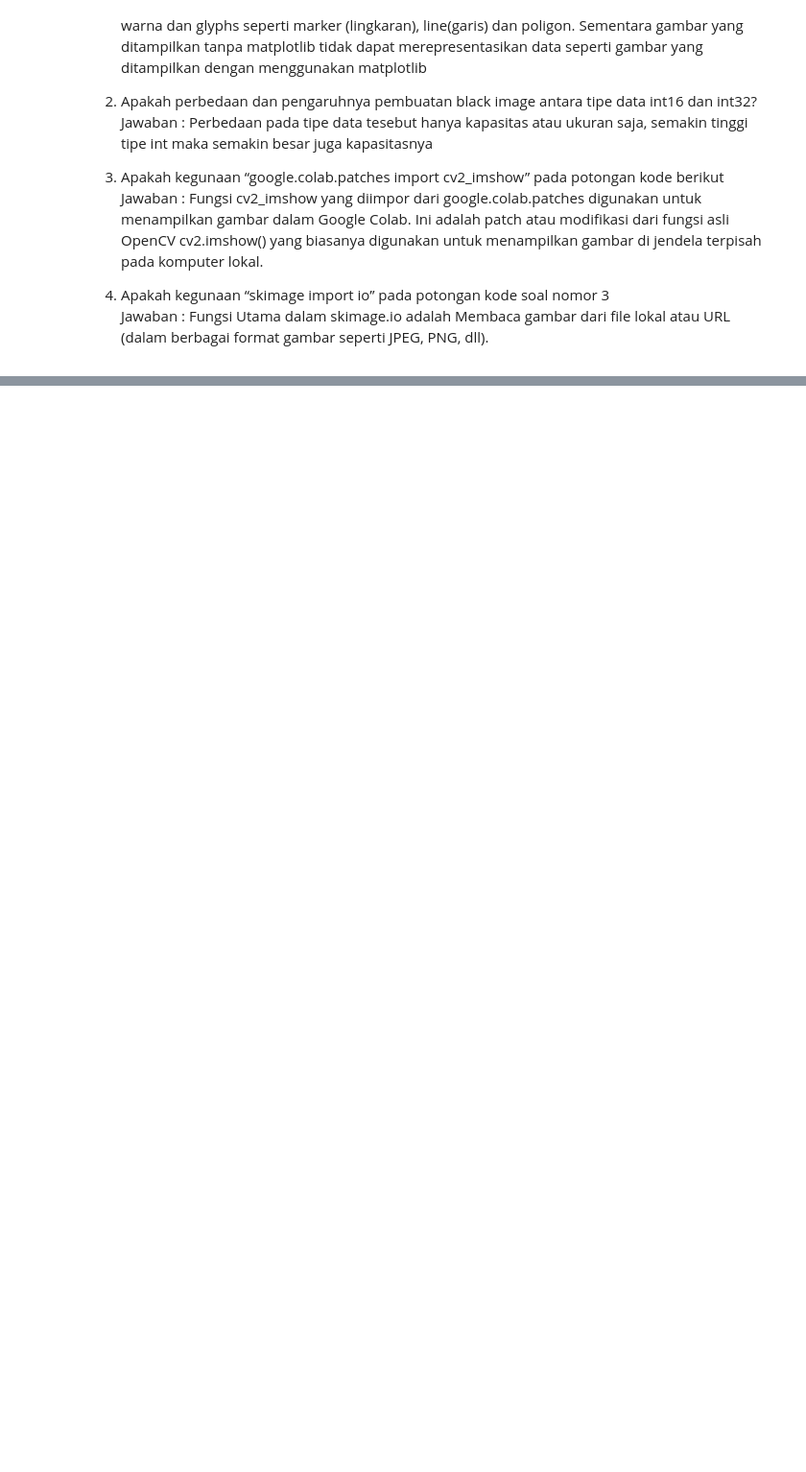
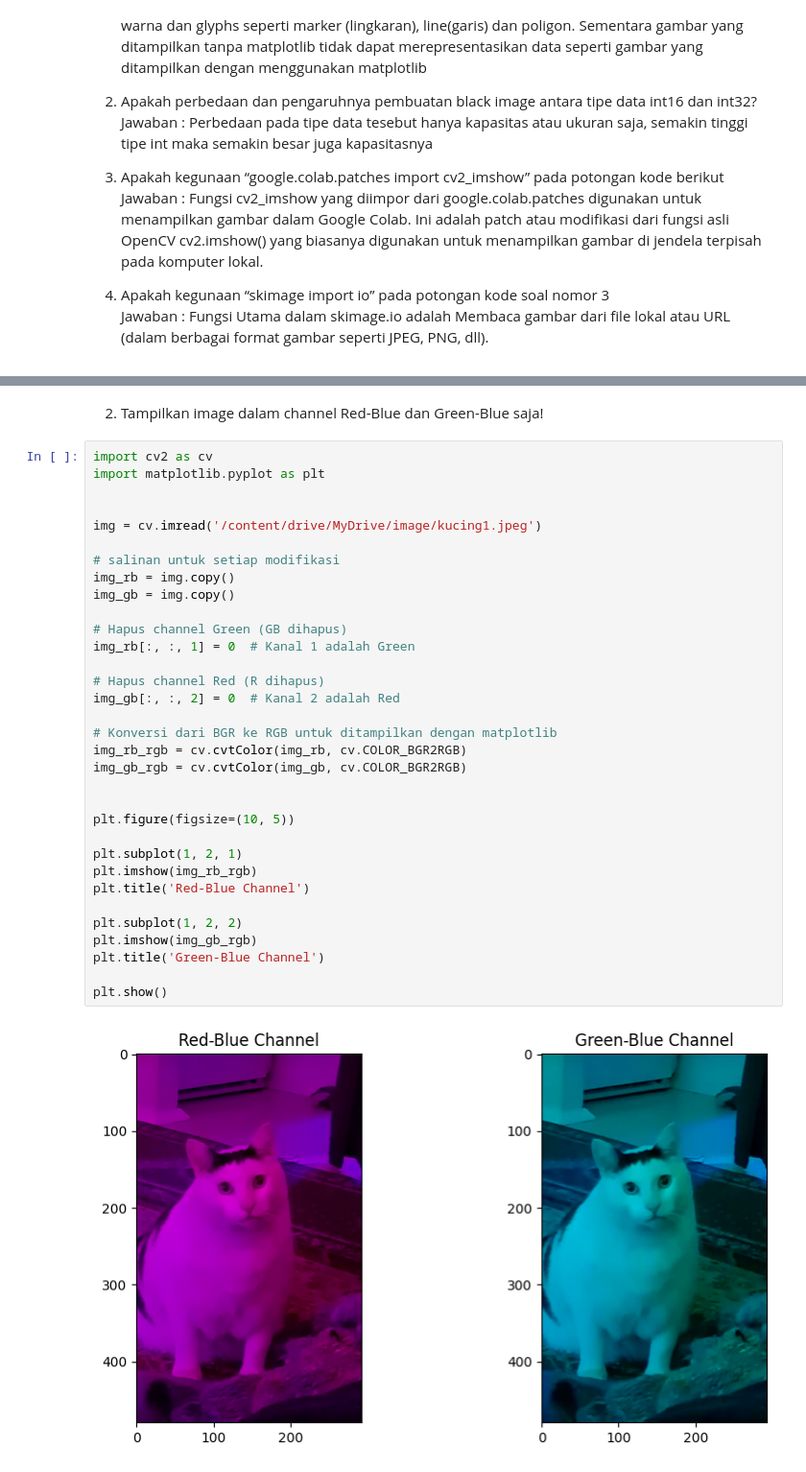
Before and after one commit to ridlofebrio/PCVK_GANJIL_2024, a Jupyter notebook: PCVK_Modul2.ipynb, the cells around one changed output, grey strips where cells are left out. Shown at 96% size. Drawn from its saved outputs; the diff is of its cells as text; blank space fills up the shorter version.

```diff
--- a/PCVK_Modul2.ipynb
+++ b/PCVK_Modul2.ipynb
@@ -142,0 +155,37 @@ Jawaban : Fungsi cv2_imshow yang diimpor dari google.colab.patches digunakan unt
+# %% [markdown]
+2. Tampilkan image dalam channel Red-Blue dan Green-Blue saja!
+# %%
+import cv2 as cv
+import matplotlib.pyplot as plt
+
+
+img = cv.imread('/content/drive/MyDrive/image/kucing1.jpeg')
+
+# salinan untuk setiap modifikasi
+img_rb = img.copy()
+img_gb = img.copy()
+
+# Hapus channel Green (GB dihapus)
+img_rb[:, :, 1] = 0  # Kanal 1 adalah Green
+
+# Hapus channel Red (R dihapus)
+img_gb[:, :, 2] = 0  # Kanal 2 adalah Red
+
+# Konversi dari BGR ke RGB untuk ditampilkan dengan matplotlib
+img_rb_rgb = cv.cvtColor(img_rb, cv.COLOR_BGR2RGB)
+img_gb_rgb = cv.cvtColor(img_gb, cv.COLOR_BGR2RGB)
+
+
+plt.figure(figsize=(10, 5))
+
+plt.subplot(1, 2, 1)
+plt.imshow(img_rb_rgb)
+plt.title('Red-Blue Channel')
+
+plt.subplot(1, 2, 2)
+plt.imshow(img_gb_rgb)
+plt.title('Green-Blue Channel')
+
+plt.show()
+# %% [output]
+[figure, added]
```
Also changed, not shown: parts of 16 cells of this notebook.
